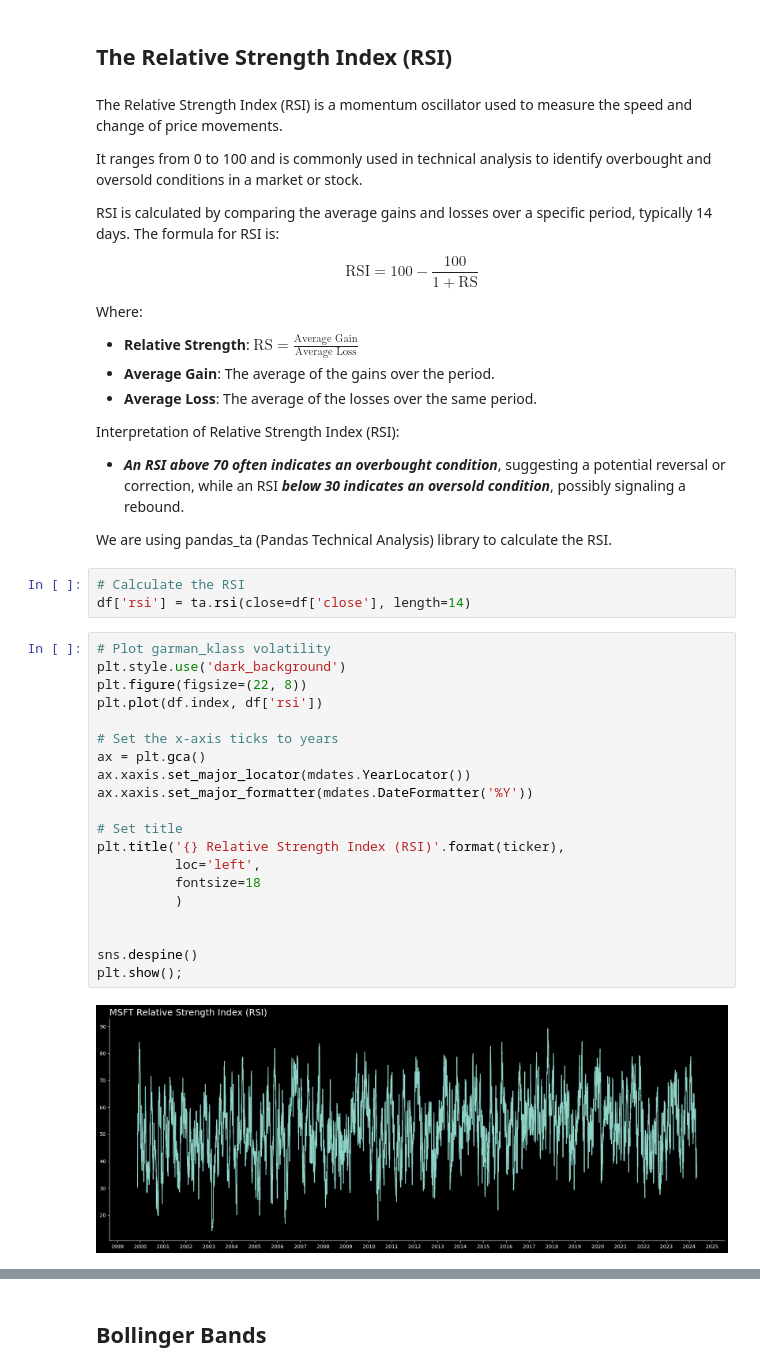
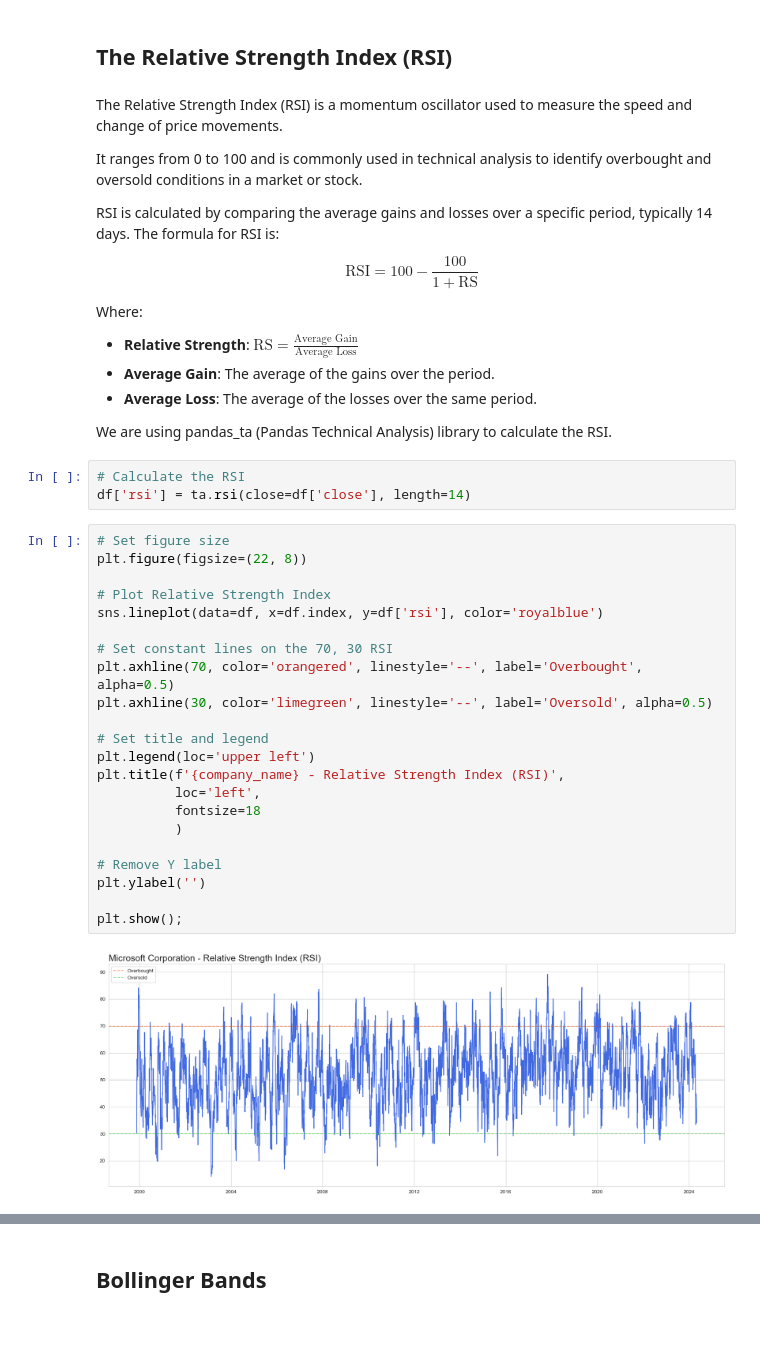
Before and after one commit to a-elgohary/algorithmic_trading, a Jupyter notebook: algorithmic_trading.ipynb, the cells around one changed output, grey strips where cells are left out. Drawn from its saved outputs; the diff is of its cells as text; blank space fills up the shorter version.

```diff
--- a/algorithmic_trading.ipynb
+++ b/algorithmic_trading.ipynb
@@ -311,32 +330,31 @@ Where:
 - **Average Gain**: The average of the gains over the period.
 - **Average Loss**: The average of the losses over the same period.
 
-Interpretation of Relative Strength Index (RSI):
-* ***An RSI above 70 often indicates an overbought condition***, suggesting a potential reversal or correction, while an RSI ***below 30 indicates an oversold condition***, possibly signaling a rebound.
-
 We are using pandas_ta (Pandas Technical Analysis) library to calculate the RSI.
 # %%
 # Calculate the RSI
 df['rsi'] = ta.rsi(close=df['close'], length=14)
-# %%
-# Plot garman_klass volatility
-plt.style.use('dark_background')
-plt.figure(figsize=(22, 8))
-plt.plot(df.index, df['rsi'])
-
-# Set the x-axis ticks to years
-ax = plt.gca()
-ax.xaxis.set_major_locator(mdates.YearLocator())
-ax.xaxis.set_major_formatter(mdates.DateFormatter('%Y'))
-
-# Set title
-plt.title('{} Relative Strength Index (RSI)'.format(ticker),
-          loc='left',
-          fontsize=18
-          )
-
-
-sns.despine()
-plt.show();
-# %% [output]
-[figure, removed]
+# %%
+# Set figure size
+plt.figure(figsize=(22, 8))
+
+# Plot Relative Strength Index
+sns.lineplot(data=df, x=df.index, y=df['rsi'], color='royalblue')
+
+# Set constant lines on the 70, 30 RSI
+plt.axhline(70, color='orangered', linestyle='--', label='Overbought', alpha=0.5)
+plt.axhline(30, color='limegreen', linestyle='--', label='Oversold', alpha=0.5)
+
+# Set title and legend
+plt.legend(loc='upper left')
+plt.title(f'{company_name} - Relative Strength Index (RSI)',
+          loc='left',
+          fontsize=18
+          )
+
+# Remove Y label
+plt.ylabel('')
+
+plt.show();
+# %% [output]
+[figure, added]
```
Also changed, not shown: parts of 39 cells of this notebook.
